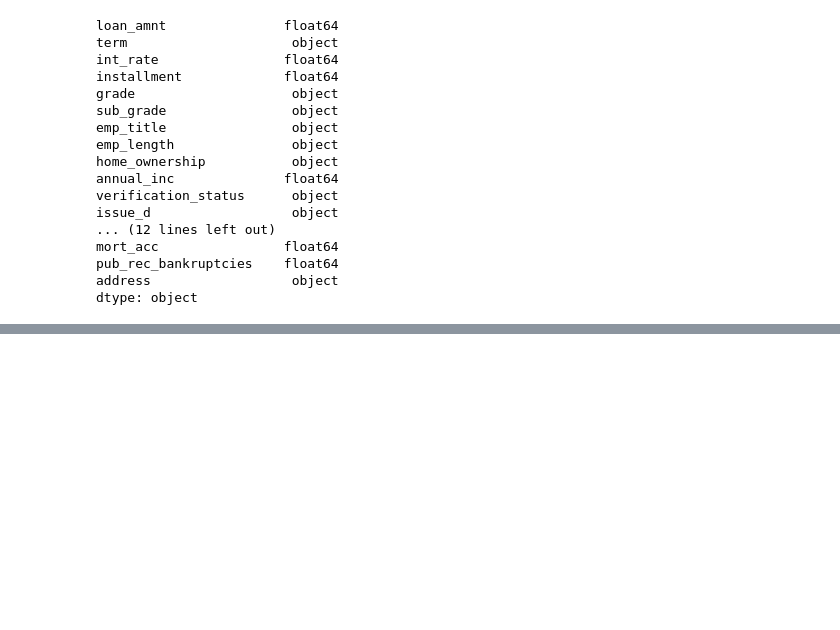
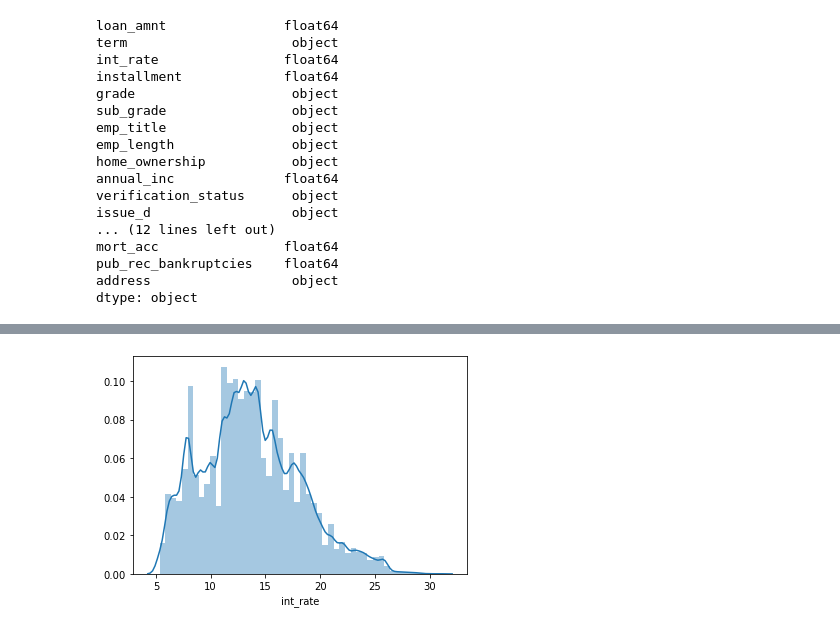
Before and after one commit to mherbert93/udemy-tensorflow-2-and-keras, a Jupyter notebook: TF_2_Notebooks_and_Data/03-ANNs/lendingclub_project.ipynb, the cells around one changed output, grey strips where cells are left out. Saved outputs shown, nothing was run; the diff lists cells and outputs as text; code cells hidden in the pictures; blank space fills up the shorter version.

```diff
--- a/TF_2_Notebooks_and_Data/03-ANNs/lendingclub_project.ipynb
+++ b/TF_2_Notebooks_and_Data/03-ANNs/lendingclub_project.ipynb
@@ -80,0 +138,6 @@ dtype: object
+# %%
+df['mort_acc'] = df[df['mort_acc'] <= 14.0]['mort_acc'] # remove outliers
+# %%
+sns.distplot(df['int_rate']);
+# %% [output]
+[figure, added]
```
Also changed, not shown: parts of 11 cells of this notebook.
